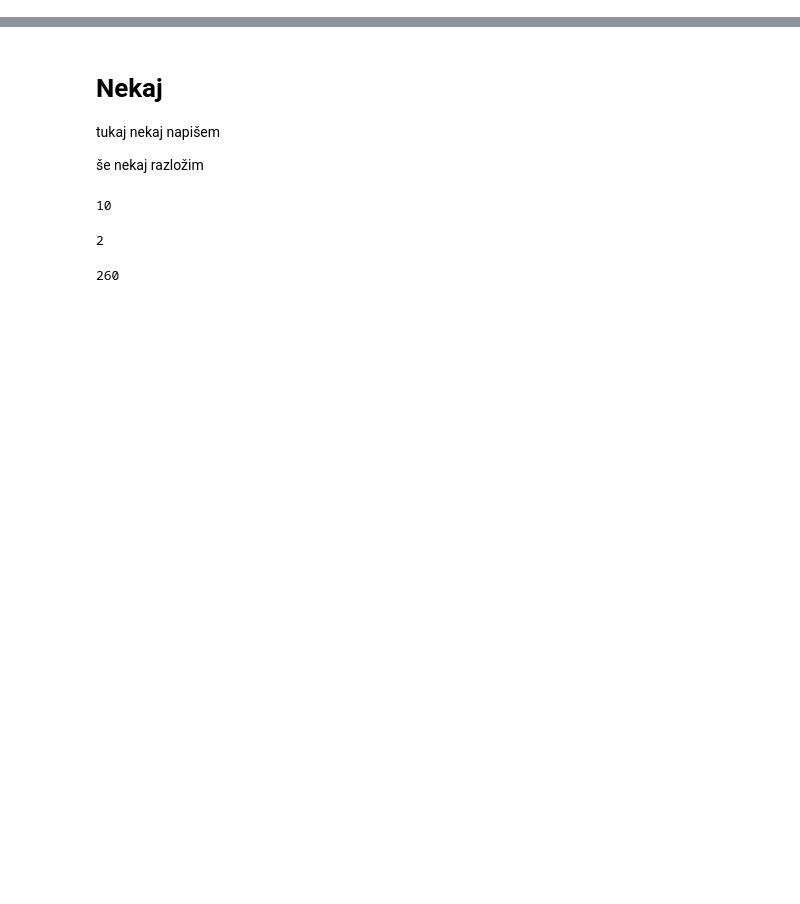
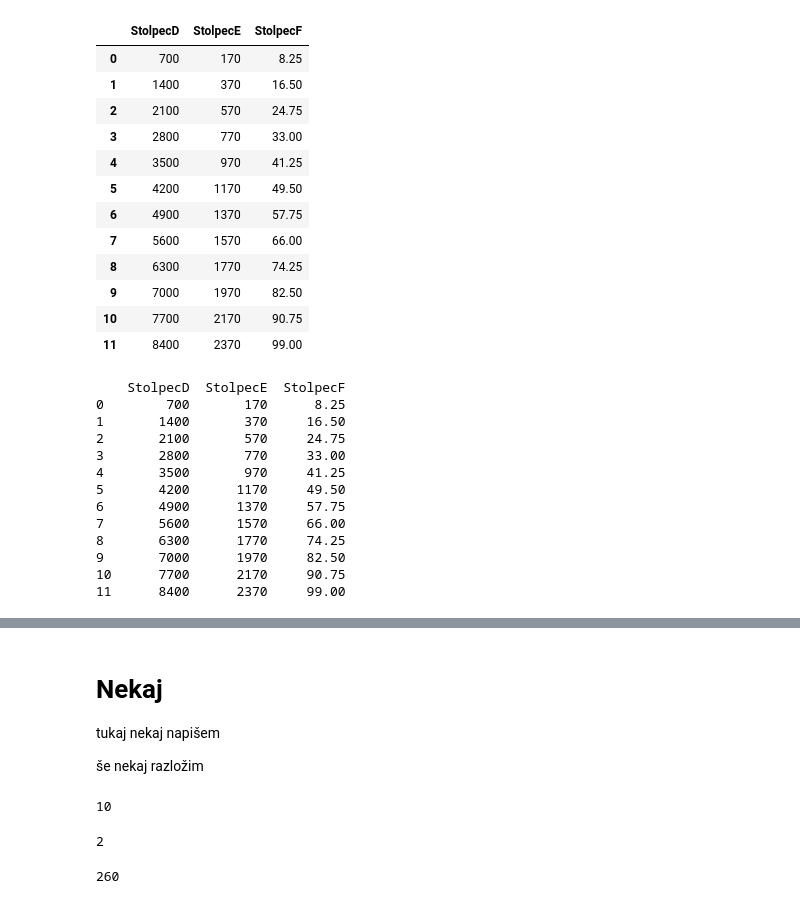
Before and after one commit to icta-tecaji/python-osnovni-public, a Jupyter notebook: 00_Playground/testna2.ipynb, the cells around one changed output, grey strips where cells are left out. Saved outputs shown, nothing was run; the diff lists cells and outputs as text; code cells hidden in the pictures; blank space fills up the shorter version.

```diff
--- a/00_Playground/testna2.ipynb
+++ b/00_Playground/testna2.ipynb
@@ -0,0 +11,42 @@
+# %%
+import pandas as pd
+import numpy as np
+
+data = pd.read_excel("test.xlsx")
+# data = pd.read_csv("./Datoteke/neka_datoteka.log",sep=" ")
+
+data["StolpecD"] *= 700
+
+display(data)
+print(data)
+# print(data.info())
+
+# print(type(data))
+# print(data.shape)
+# %% [output]
+|  | StolpecD | StolpecE | StolpecF |
+| 0 | 700 | 170 | 8.25 |
+| 1 | 1400 | 370 | 16.50 |
+| 2 | 2100 | 570 | 24.75 |
+| 3 | 2800 | 770 | 33.00 |
+| 4 | 3500 | 970 | 41.25 |
+| 5 | 4200 | 1170 | 49.50 |
+| 6 | 4900 | 1370 | 57.75 |
+| 7 | 5600 | 1570 | 66.00 |
+| 8 | 6300 | 1770 | 74.25 |
+| 9 | 7000 | 1970 | 82.50 |
+| 10 | 7700 | 2170 | 90.75 |
+| 11 | 8400 | 2370 | 99.00 |
+    StolpecD  StolpecE  StolpecF
+0        700       170      8.25
+1       1400       370     16.50
+2       2100       570     24.75
+3       2800       770     33.00
+4       3500       970     41.25
+5       4200      1170     49.50
+6       4900      1370     57.75
+7       5600      1570     66.00
+8       6300      1770     74.25
+9       7000      1970     82.50
+10      7700      2170     90.75
+11      8400      2370     99.00
```
Also changed, not shown: parts of 2 cells of this notebook, 20 other files.
